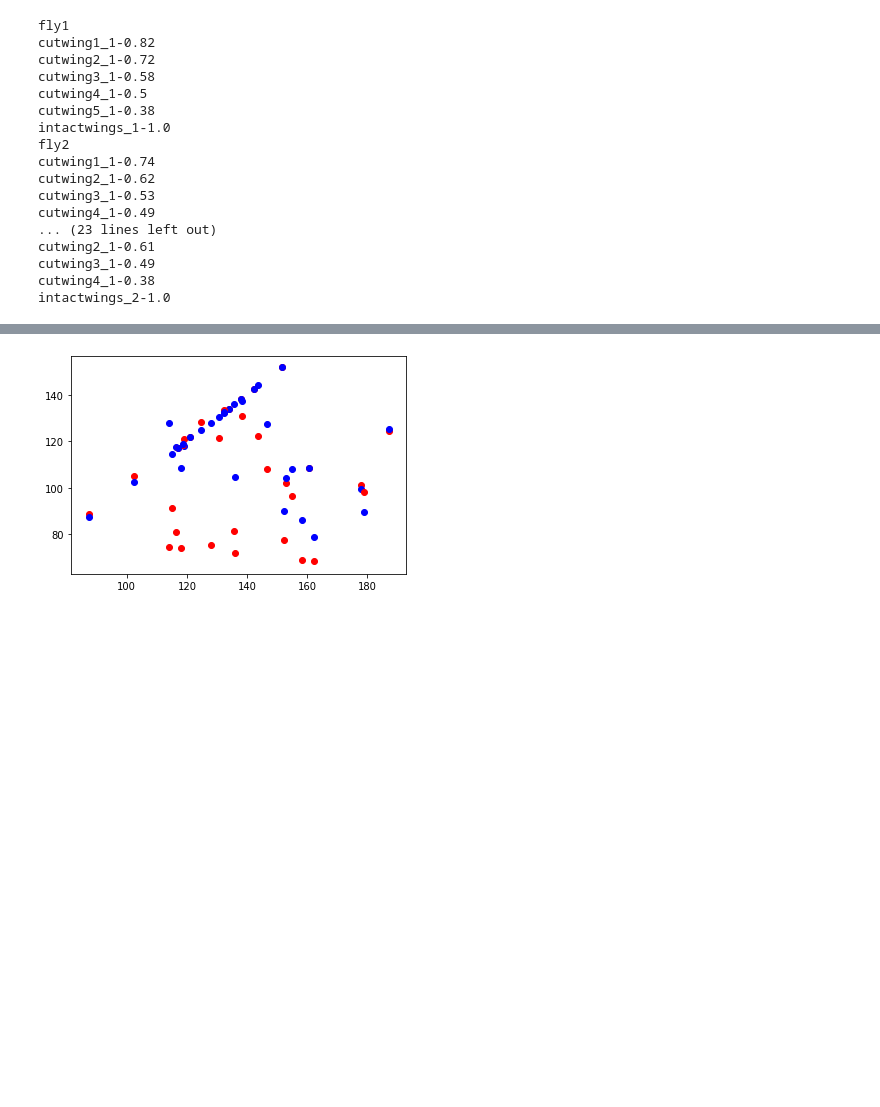
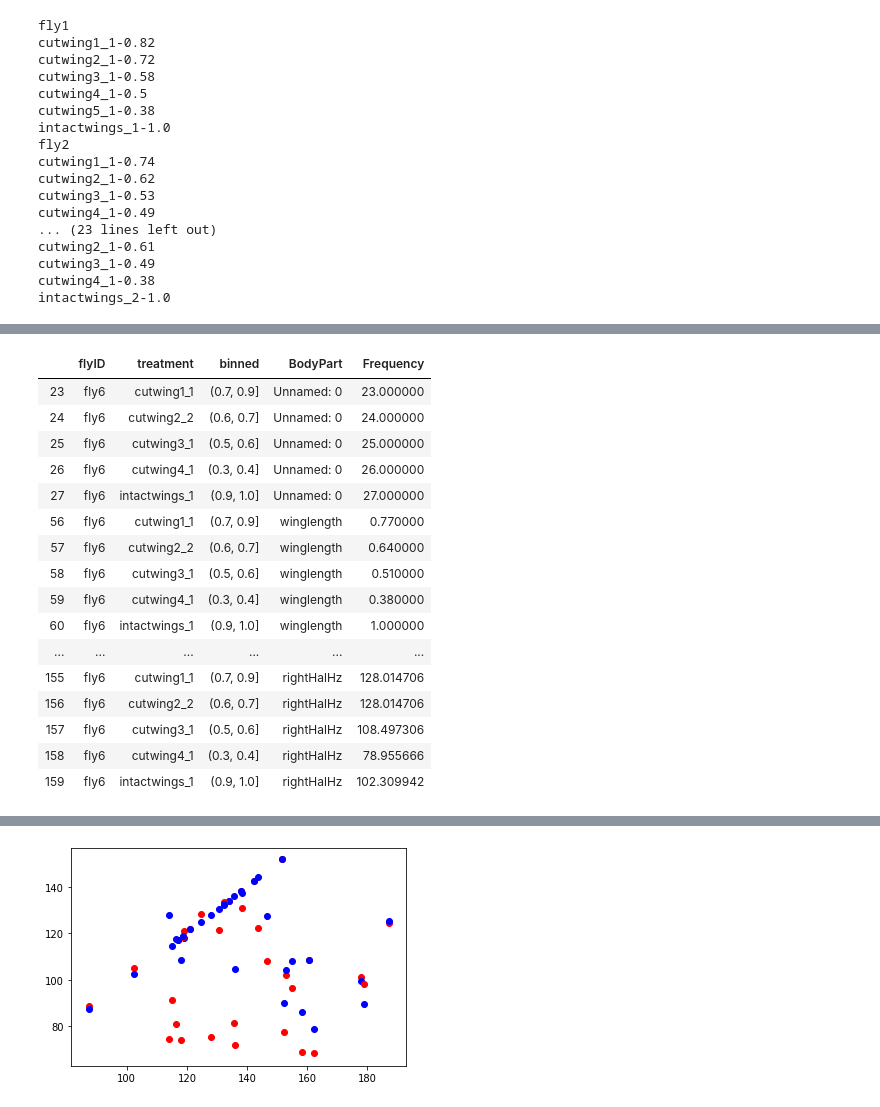
Before and after one commit to TanviDeora/Coupled_dual_oscillators_DeoraSaneSane, a Jupyter notebook: SummaryFigure.ipynb, the cells around one changed output, grey strips where cells are left out. Cells and saved outputs as stored; diff of their text form; code cells hidden in the pictures; blank space fills up the shorter version.

```diff
--- a/SummaryFigure.ipynb
+++ b/SummaryFigure.ipynb
@@ -194,0 +205,20 @@ seaborn_long
+# %%
+seaborn_long.loc[seaborn_long.flyID == 'fly6', :]
+# %% [output]
+|  | flyID | treatment | binned | BodyPart | Frequency |
+| 23 | fly6 | cutwing1_1 | (0.7, 0.9] | Unnamed: 0 | 23.000000 |
+| 24 | fly6 | cutwing2_2 | (0.6, 0.7] | Unnamed: 0 | 24.000000 |
+| 25 | fly6 | cutwing3_1 | (0.5, 0.6] | Unnamed: 0 | 25.000000 |
+| 26 | fly6 | cutwing4_1 | (0.3, 0.4] | Unnamed: 0 | 26.000000 |
+| 27 | fly6 | intactwings_1 | (0.9, 1.0] | Unnamed: 0 | 27.000000 |
+| 56 | fly6 | cutwing1_1 | (0.7, 0.9] | winglength | 0.770000 |
+| 57 | fly6 | cutwing2_2 | (0.6, 0.7] | winglength | 0.640000 |
+| 58 | fly6 | cutwing3_1 | (0.5, 0.6] | winglength | 0.510000 |
+| 59 | fly6 | cutwing4_1 | (0.3, 0.4] | winglength | 0.380000 |
+| 60 | fly6 | intactwings_1 | (0.9, 1.0] | winglength | 1.000000 |
+| ... | ... | ... | ... | ... | ... |
+| 155 | fly6 | cutwing1_1 | (0.7, 0.9] | rightHalHz | 128.014706 |
+| 156 | fly6 | cutwing2_2 | (0.6, 0.7] | rightHalHz | 128.014706 |
+| 157 | fly6 | cutwing3_1 | (0.5, 0.6] | rightHalHz | 108.497306 |
+| 158 | fly6 | cutwing4_1 | (0.3, 0.4] | rightHalHz | 78.955666 |
+| 159 | fly6 | intactwings_1 | (0.9, 1.0] | rightHalHz | 102.309942 |
```
Also changed, not shown: parts of 17 cells of this notebook, 3 other files.
